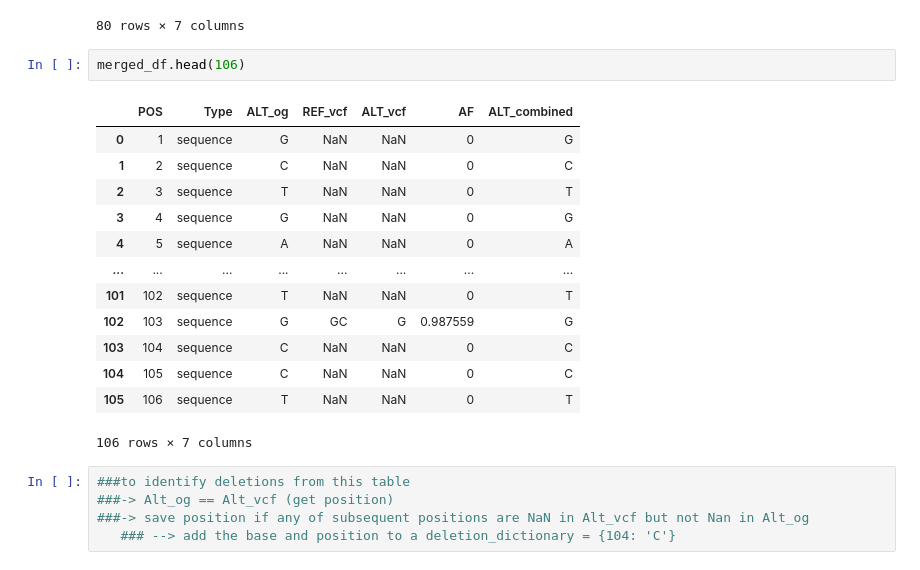
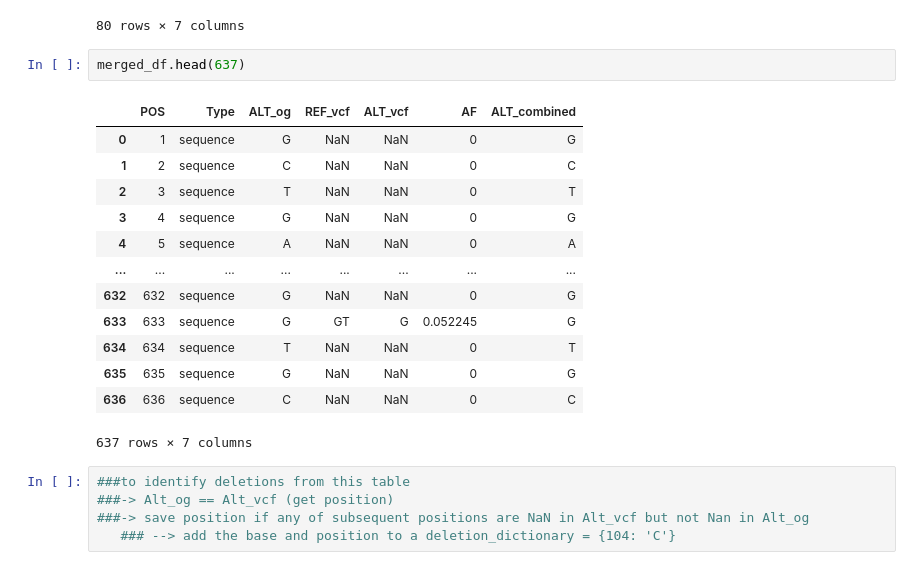
Before and after one commit to chowfi/Human-rDNA, a Jupyter notebook: notebooks/vcf_Reframe.ipynb, the cells around one changed output. Drawn from its saved outputs; the diff is of its cells as text.

```diff
--- a/notebooks/vcf_Reframe.ipynb
+++ b/notebooks/vcf_Reframe.ipynb
@@ -170,21 +178,21 @@ merged_df.head(80)
 | 79 | 80 | sequence | A | A | AC | 0.977024 | AC |
 80 rows × 7 columns
 # %%
-merged_df.head(106)
+merged_df.head(637)
 # %% [output]
 |  | POS | Type | ALT_og | REF_vcf | ALT_vcf | AF | ALT_combined |
 | 0 | 1 | sequence | G | NaN | NaN | 0 | G |
 | 1 | 2 | sequence | C | NaN | NaN | 0 | C |
 | 2 | 3 | sequence | T | NaN | NaN | 0 | T |
 | 3 | 4 | sequence | G | NaN | NaN | 0 | G |
 | 4 | 5 | sequence | A | NaN | NaN | 0 | A |
 | ... | ... | ... | ... | ... | ... | ... | ... |
-| 101 | 102 | sequence | T | NaN | NaN | 0 | T |
-| 102 | 103 | sequence | G | GC | G | 0.987559 | G |
-| 103 | 104 | sequence | C | NaN | NaN | 0 | C |
-| 104 | 105 | sequence | C | NaN | NaN | 0 | C |
-| 105 | 106 | sequence | T | NaN | NaN | 0 | T |
+| 632 | 632 | sequence | G | NaN | NaN | 0 | G |
+| 633 | 633 | sequence | G | GT | G | 0.052245 | G |
+| 634 | 634 | sequence | T | NaN | NaN | 0 | T |
+| 635 | 635 | sequence | G | NaN | NaN | 0 | G |
+| 636 | 636 | sequence | C | NaN | NaN | 0 | C |
-106 rows × 7 columns
+637 rows × 7 columns
 # %%
 ###to identify deletions from this table
 ###-> Alt_og == Alt_vcf (get position)
```
Also changed, not shown: parts of 28 cells of this notebook.
